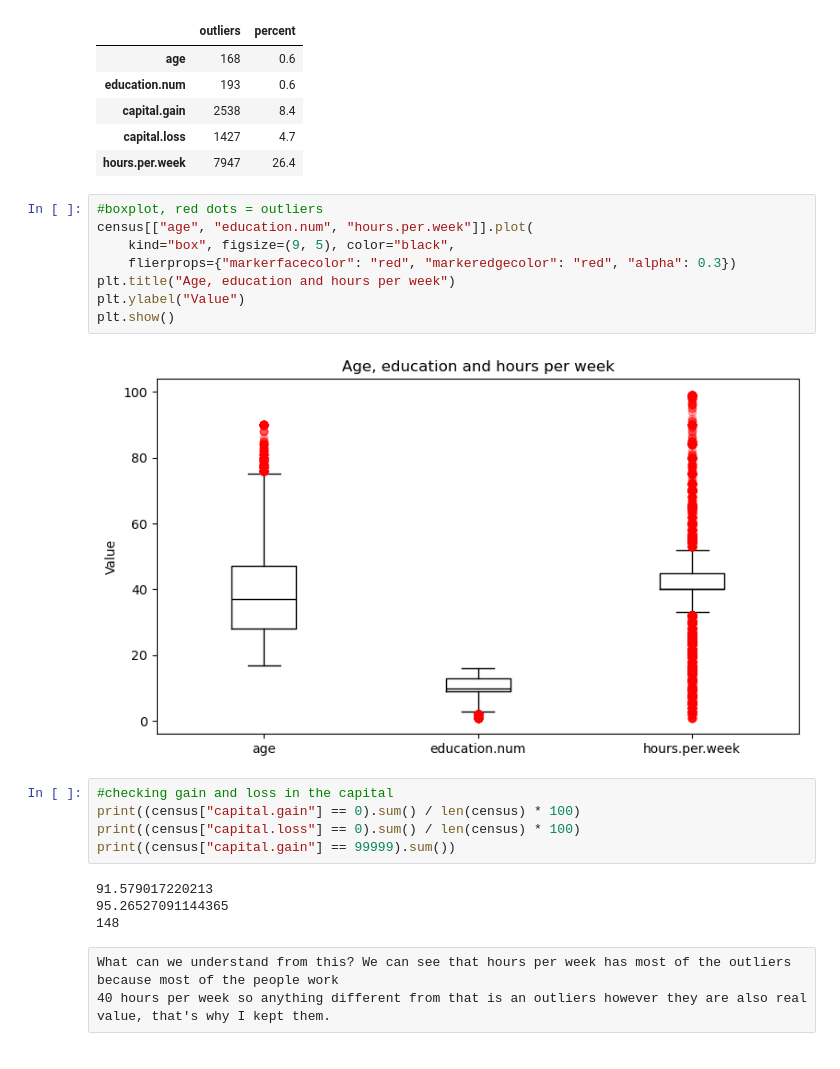
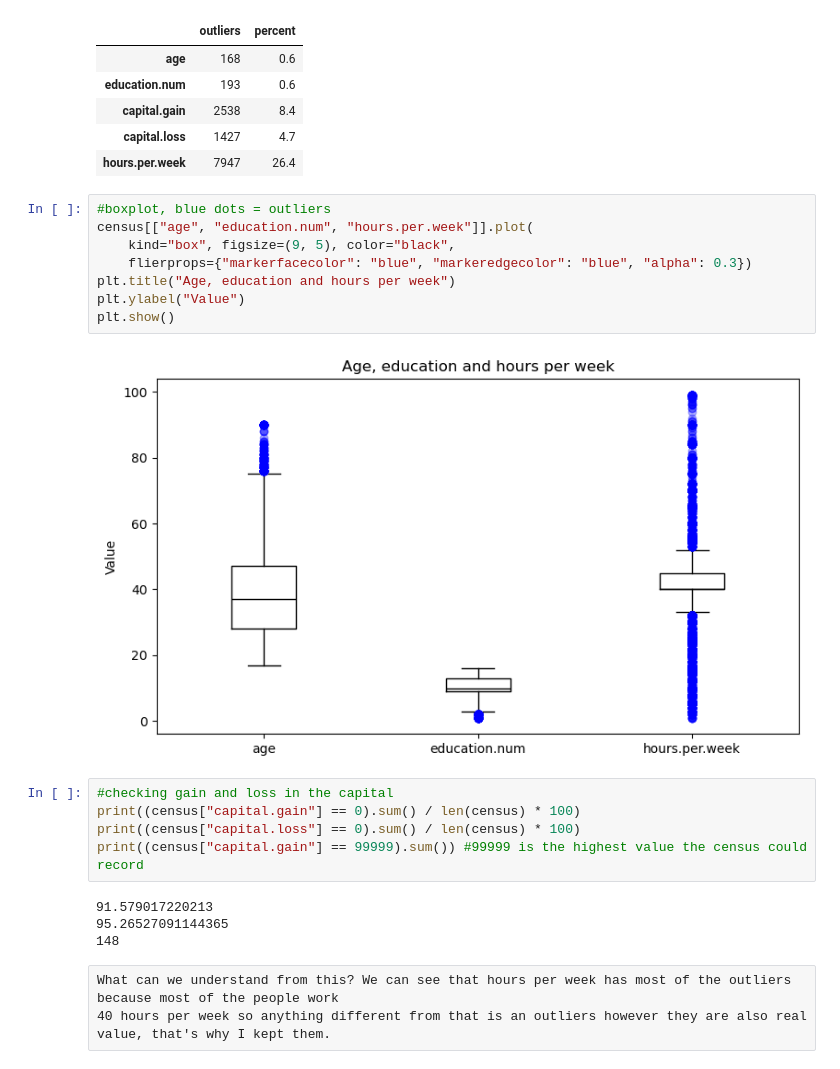
Before and after one commit to henr1quemorais/data-exploration-and-preparation-ca1, a Jupyter notebook: Adult Census Income.ipynb, the cells around one changed output. Drawn from its saved outputs; the diff is of its cells as text.

```diff
--- a/Adult Census Income.ipynb
+++ b/Adult Census Income.ipynb
@@ -198,20 +198,20 @@ outlier_table
 | capital.loss | 1427 | 4.7 |
 | hours.per.week | 7947 | 26.4 |
 # %%
-#boxplot, red dots = outliers
+#boxplot, blue dots = outliers
 census[["age", "education.num", "hours.per.week"]].plot(
     kind="box", figsize=(9, 5), color="black",
-    flierprops={"markerfacecolor": "red", "markeredgecolor": "red", "alpha": 0.3})
+    flierprops={"markerfacecolor": "blue", "markeredgecolor": "blue", "alpha": 0.3})
 plt.title("Age, education and hours per week")
 plt.ylabel("Value")
 plt.show()
 # %% [output]
-[figure, old version]
+[figure, new version]
 # %%
 #checking gain and loss in the capital
 print((census["capital.gain"] == 0).sum() / len(census) * 100)
 print((census["capital.loss"] == 0).sum() / len(census) * 100)
-print((census["capital.gain"] == 99999).sum())
+print((census["capital.gain"] == 99999).sum()) #99999 is the highest value the census could record
 # %% [output]
 91.579017220213
 95.26527091144365
```
Also changed, not shown: parts of 15 cells of this notebook.
